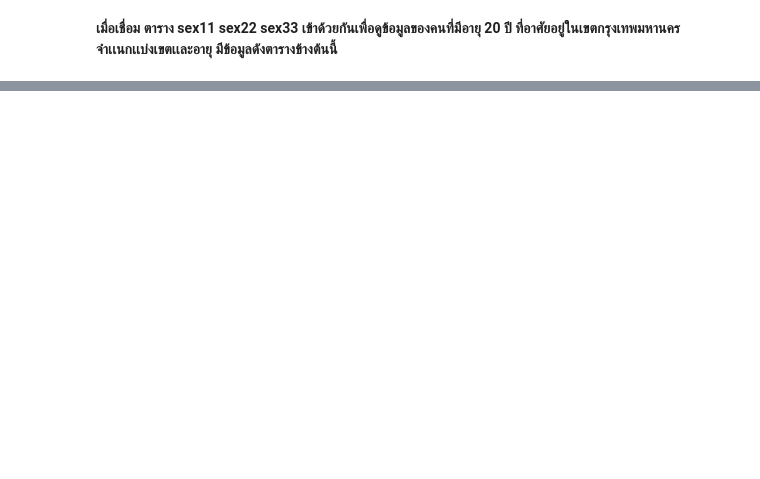
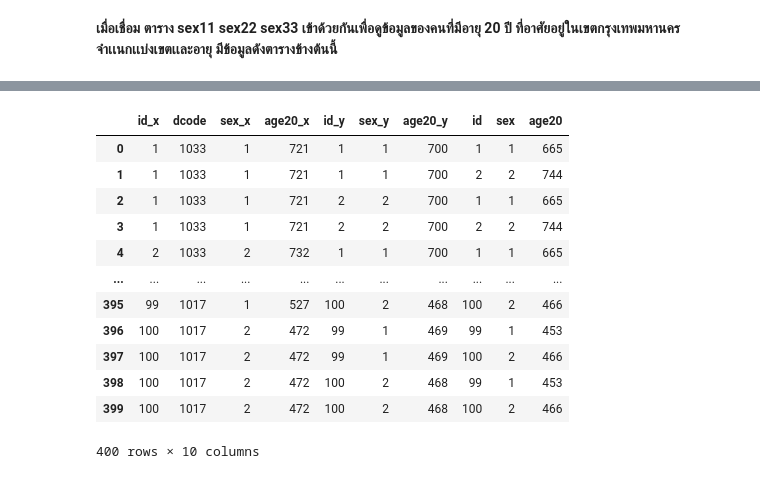
Before and after one commit to kittikhun62/DWDM21, a Jupyter notebook: project.ipynb, the cells around one changed output, grey strips where cells are left out. Drawn from its saved outputs; the diff is of its cells as text; code cells hidden in the pictures; blank space fills up the shorter version.

```diff
--- a/project.ipynb
+++ b/project.ipynb
@@ -361,0 +364,3 @@ merged_table1.describe() #ดูค่าข้อมูลทางสถิต
+# %%
+New_Data = data[['id','dcode','sex','age20',]]
+New_Data
@@ -361,0 +381,3 @@ merged_table1.describe() #ดูค่าข้อมูลทางสถิต
+# %%
+New_Data1 = data1[['id','dcode','sex','age20',]]
+New_Data1
@@ -361,0 +398,3 @@ merged_table1.describe() #ดูค่าข้อมูลทางสถิต
+# %%
+New_Data2 = data2[['id','dcode','sex','age20',]]
+New_Data2
@@ -361,0 +417,3 @@ merged_table1.describe() #ดูค่าข้อมูลทางสถิต
+# %%
+merged_New = New_Data.merge(New_Data1,how='left',left_on='dcode',right_on='dcode')
+merged_New
@@ -361,0 +434,17 @@ merged_table1.describe() #ดูค่าข้อมูลทางสถิต
+# %%
+merged_New1 = merged_New.merge(New_Data2,how='left',left_on='dcode',right_on='dcode')
+merged_New1
+# %% [output]
+|  | id_x | dcode | sex_x | age20_x | id_y | sex_y | age20_y | id | sex | age20 |
+| 0 | 1 | 1033 | 1 | 721 | 1 | 1 | 700 | 1 | 1 | 665 |
+| 1 | 1 | 1033 | 1 | 721 | 1 | 1 | 700 | 2 | 2 | 744 |
+| 2 | 1 | 1033 | 1 | 721 | 2 | 2 | 700 | 1 | 1 | 665 |
+| 3 | 1 | 1033 | 1 | 721 | 2 | 2 | 700 | 2 | 2 | 744 |
+| 4 | 2 | 1033 | 2 | 732 | 1 | 1 | 700 | 1 | 1 | 665 |
+| ... | ... | ... | ... | ... | ... | ... | ... | ... | ... | ... |
+| 395 | 99 | 1017 | 1 | 527 | 100 | 2 | 468 | 100 | 2 | 466 |
+| 396 | 100 | 1017 | 2 | 472 | 99 | 1 | 469 | 99 | 1 | 453 |
+| 397 | 100 | 1017 | 2 | 472 | 99 | 1 | 469 | 100 | 2 | 466 |
+| 398 | 100 | 1017 | 2 | 472 | 100 | 2 | 468 | 99 | 1 | 453 |
+| 399 | 100 | 1017 | 2 | 472 | 100 | 2 | 468 | 100 | 2 | 466 |
+400 rows × 10 columns
```
Also changed, not shown: parts of 11 cells of this notebook.
